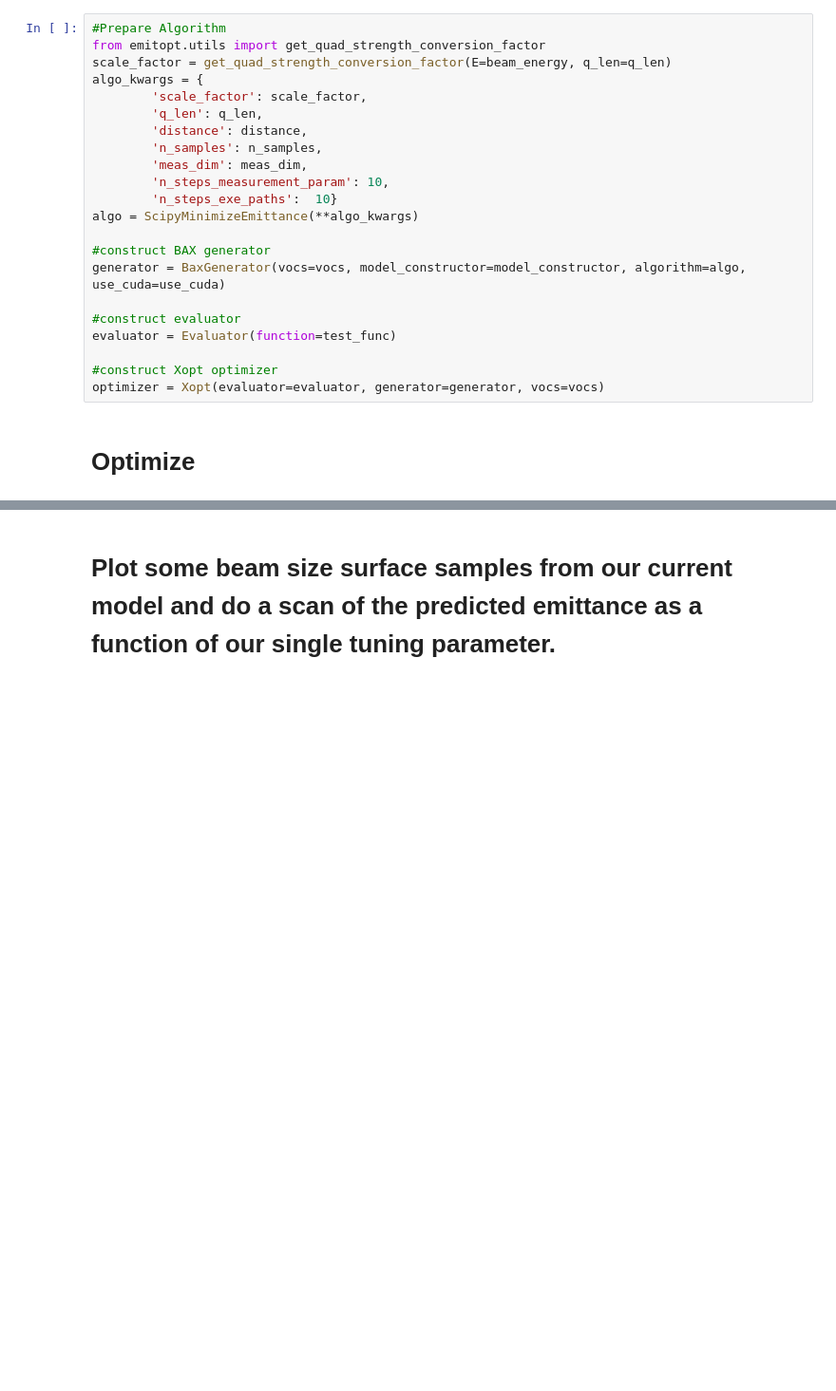
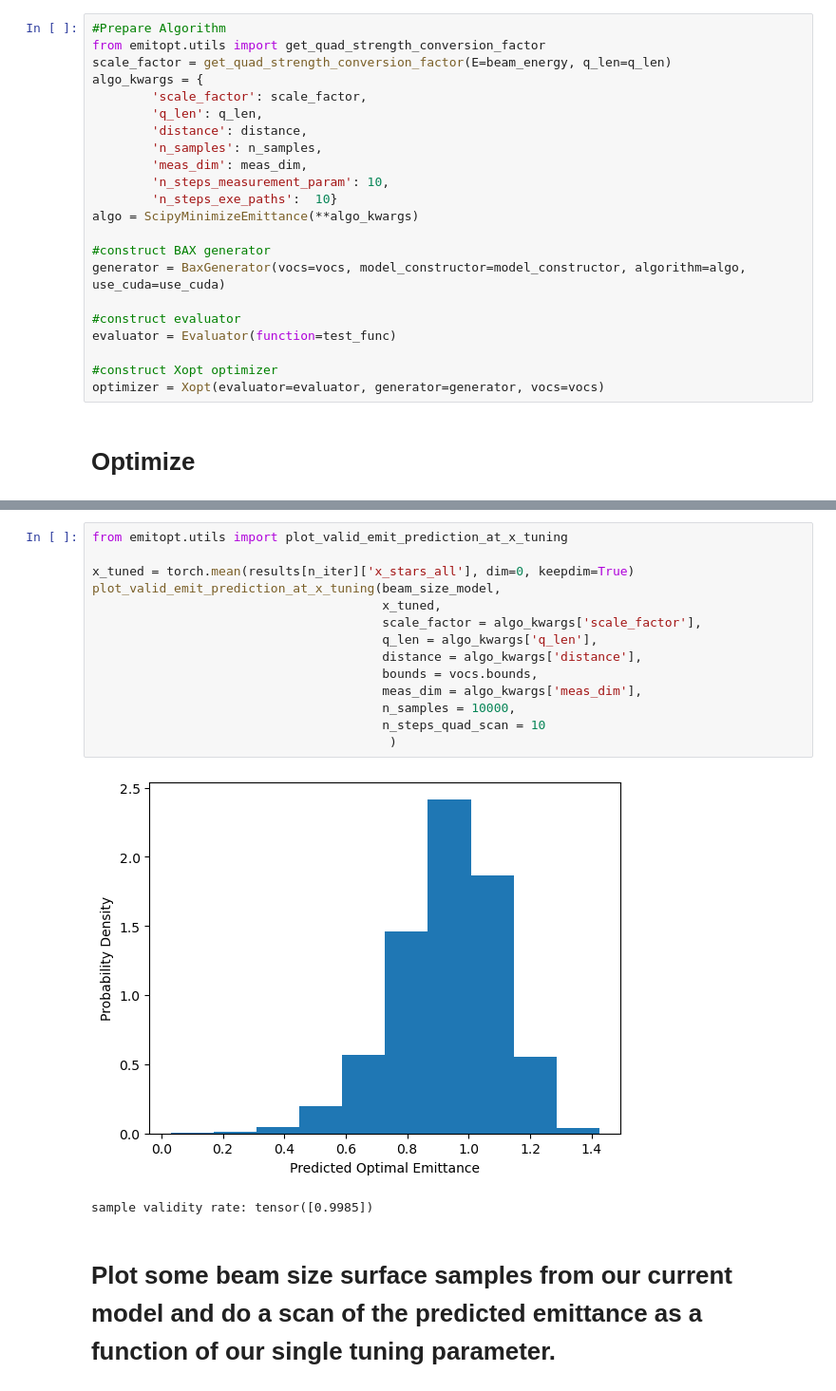
Before and after one commit to roussel-ryan/emitopt, a Jupyter notebook: examples/bax-emittance-minimization-toy-model.ipynb, the cells around one changed output, grey strips where cells are left out. Shown at 95% size. Cells and saved outputs as stored; diff of their text form; blank space fills up the shorter version.

```diff
--- a/examples/bax-emittance-minimization-toy-model.ipynb
+++ b/examples/bax-emittance-minimization-toy-model.ipynb
@@ -326,3 +358,20 @@ sample validity rate: tensor([0.9466])
+# %%
+from emitopt.utils import plot_valid_emit_prediction_at_x_tuning
+
+x_tuned = torch.mean(results[n_iter]['x_stars_all'], dim=0, keepdim=True)
+plot_valid_emit_prediction_at_x_tuning(beam_size_model,
+                                       x_tuned,
+                                       scale_factor = algo_kwargs['scale_factor'],
+                                       q_len = algo_kwargs['q_len'],
+                                       distance = algo_kwargs['distance'],
+                                       bounds = vocs.bounds,
+                                       meas_dim = algo_kwargs['meas_dim'],
+                                       n_samples = 10000,
+                                       n_steps_quad_scan = 10
+                                        )
+# %% [output]
+[figure, added]
+sample validity rate: tensor([0.9985])
 # %% [markdown]
 # Plot some beam size surface samples from our current model and do a scan of the predicted emittance as a function of our single tuning parameter.
 # %%
```
Also changed, not shown: parts of 7 cells of this notebook, 6 other files.
